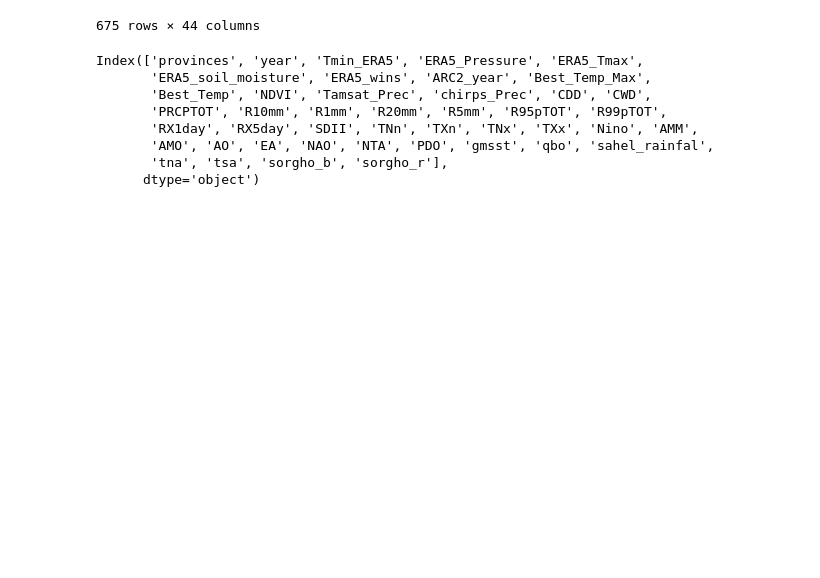
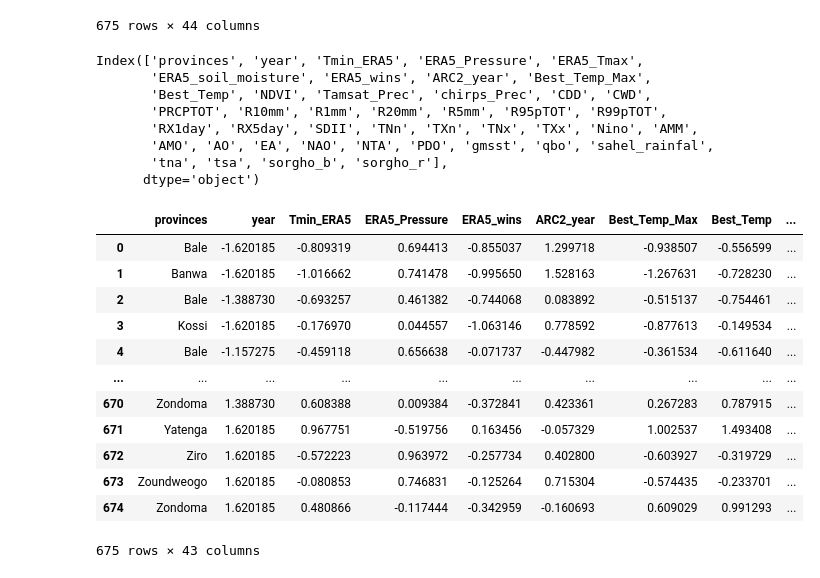
Before and after one commit to wamanagba/Crop_yield, a Jupyter notebook: python/dern/Sorgho_national_01.ipynb, the cells around one changed output. Cells and saved outputs as stored; diff of their text form; code cells hidden in the pictures; blank space fills up the shorter version.

```diff
--- a/python/dern/Sorgho_national_01.ipynb
+++ b/python/dern/Sorgho_national_01.ipynb
@@ -35,3 +35,41 @@ Index(['provinces', 'year', 'Tmin_ERA5', 'ERA5_Pressure', 'ERA5_Tmax',
        'AMO', 'AO', 'EA', 'NAO', 'NTA', 'PDO', 'gmsst', 'qbo', 'sahel_rainfal',
        'tna', 'tsa', 'sorgho_b', 'sorgho_r'],
       dtype='object')
+# %%
+c0=['provinces']
+c1=['year', 'Tmin_ERA5', 'ERA5_Pressure',
+        'ERA5_wins', 'ARC2_year', 'Best_Temp_Max',
+       'Best_Temp',  'Tamsat_Prec', 'chirps_Prec', 'CDD', 'CWD',
+       'PRCPTOT', 'R10mm', 'R1mm', 'R20mm', 'R5mm', 'R95pTOT', 'R99pTOT',
+       'RX1day', 'RX5day', 'SDII', 'TNn', 'TXn', 'TNx', 'TXx', 'Nino','sahel_rainfal','qbo' ]
+c2=['NDVI','ERA5_soil_moisture','AMM',
+       'AMO', 'AO', 'EA', 'NAO', 'NTA', 'PDO', 'gmsst',
+       'tna', 'tsa']
+d2=data[c2]
+d3=data[ 'sorgho_b']
+d4=data['sorgho_r']
+# %%
+d1=data[c1]
+X = pd.DataFrame(StandardScaler().fit_transform(d1))
+d1=X.rename(columns={0:'year', 1:'Tmin_ERA5', 2:'ERA5_Pressure',
+        3:'ERA5_wins', 4:'ARC2_year', 5:'Best_Temp_Max',
+       6:'Best_Temp', 7:'Tamsat_Prec', 8:'chirps_Prec', 9:'CDD', 10:'CWD',
+       11:'PRCPTOT', 12:'R10mm', 13:'R1mm', 14:'R20mm', 15:'R5mm', 16:'R95pTOT', 17:'R99pTOT',
+       18:'RX1day', 19:'RX5day', 20:'SDII', 21:'TNn', 22:'TXn', 23:'TNx', 24:'TXx', 25:'Nino',26:'sahel_rainfal',27:'qbo'})
+# %%
+dt=pd.concat([data[c0],d1,d2,d3,d4],axis=1)
+dt
+# %% [output]
+|  | provinces | year | Tmin_ERA5 | ERA5_Pressure | ERA5_wins | ARC2_year | Best_Temp_Max | Best_Temp | ... |
+| 0 | Bale | -1.620185 | -0.809319 | 0.694413 | -0.855037 | 1.299718 | -0.938507 | -0.556599 | ... |
+| 1 | Banwa | -1.620185 | -1.016662 | 0.741478 | -0.995650 | 1.528163 | -1.267631 | -0.728230 | ... |
+| 2 | Bale | -1.388730 | -0.693257 | 0.461382 | -0.744068 | 0.083892 | -0.515137 | -0.754461 | ... |
+| 3 | Kossi | -1.620185 | -0.176970 | 0.044557 | -1.063146 | 0.778592 | -0.877613 | -0.149534 | ... |
+| 4 | Bale | -1.157275 | -0.459118 | 0.656638 | -0.071737 | -0.447982 | -0.361534 | -0.611640 | ... |
+| ... | ... | ... | ... | ... | ... | ... | ... | ... | ... |
+| 670 | Zondoma | 1.388730 | 0.608388 | 0.009384 | -0.372841 | 0.423361 | 0.267283 | 0.787915 | ... |
+| 671 | Yatenga | 1.620185 | 0.967751 | -0.519756 | 0.163456 | -0.057329 | 1.002537 | 1.493408 | ... |
+| 672 | Ziro | 1.620185 | -0.572223 | 0.963972 | -0.257734 | 0.402800 | -0.603927 | -0.319729 | ... |
+| 673 | Zoundweogo | 1.620185 | -0.080853 | 0.746831 | -0.125264 | 0.715304 | -0.574435 | -0.233701 | ... |
+| 674 | Zondoma | 1.620185 | 0.480866 | -0.117444 | -0.342959 | -0.160693 | 0.609029 | 0.991293 | ... |
+675 rows × 43 columns
```
Also changed, not shown: parts of 22 cells of this notebook.
